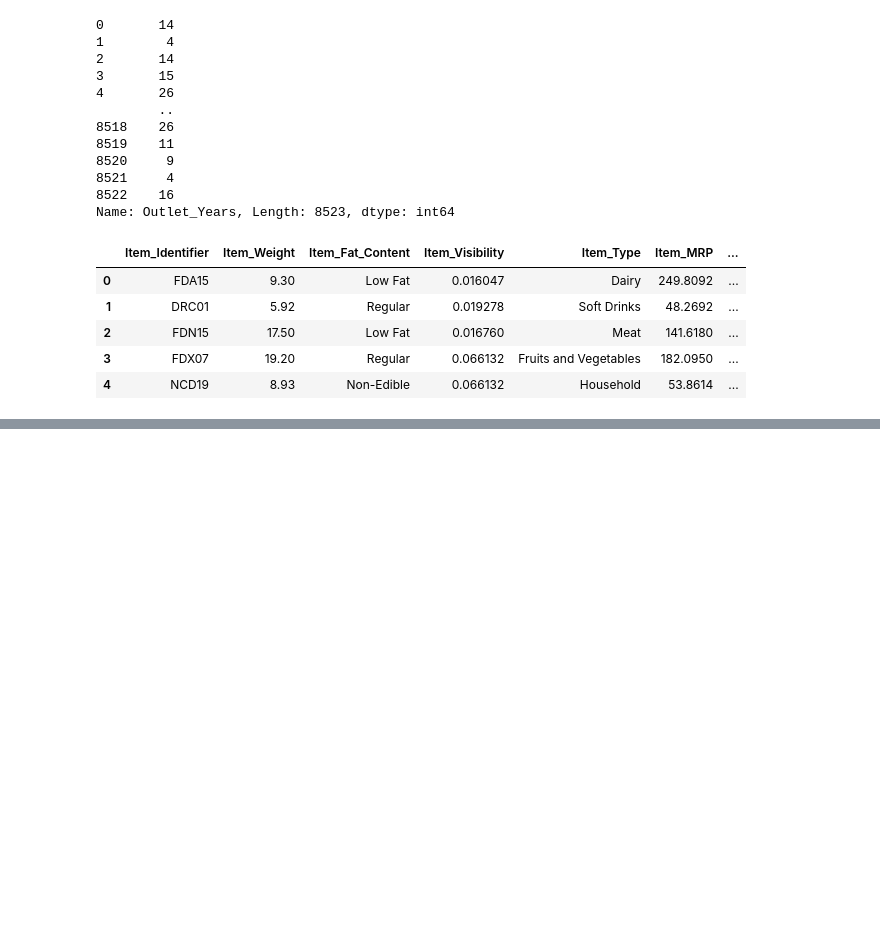
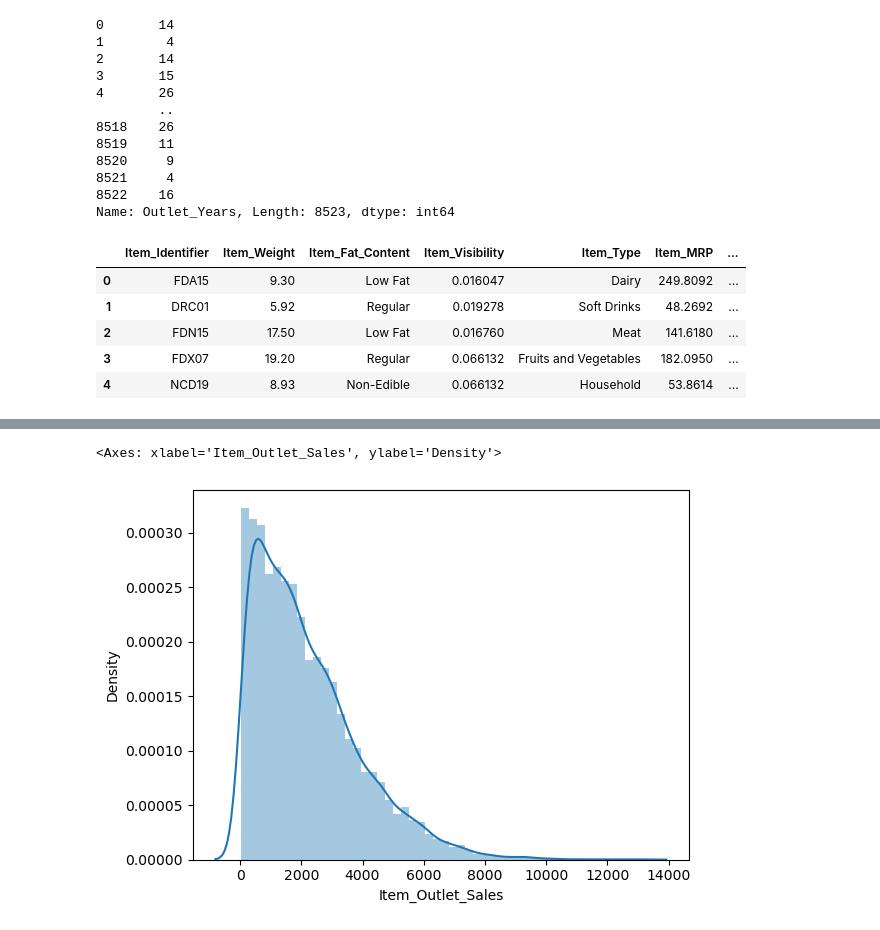
Before and after one commit to parveenxkashyap/bigmart-sales-prediction, a Jupyter notebook: notebook.ipynb, the cells around one changed output, grey strips where cells are left out. Cells and saved outputs as stored; diff of their text form; code cells hidden in the pictures; blank space fills up the shorter version.

```diff
--- a/notebook.ipynb
+++ b/notebook.ipynb
@@ -307,0 +325,5 @@ df.head()
+# %%
+sns.distplot(df['Item_Outlet_Sales'])
+# %% [output]
+<Axes: xlabel='Item_Outlet_Sales', ylabel='Density'>
+[figure, added]
```
Also changed, not shown: parts of 12 cells of this notebook.
